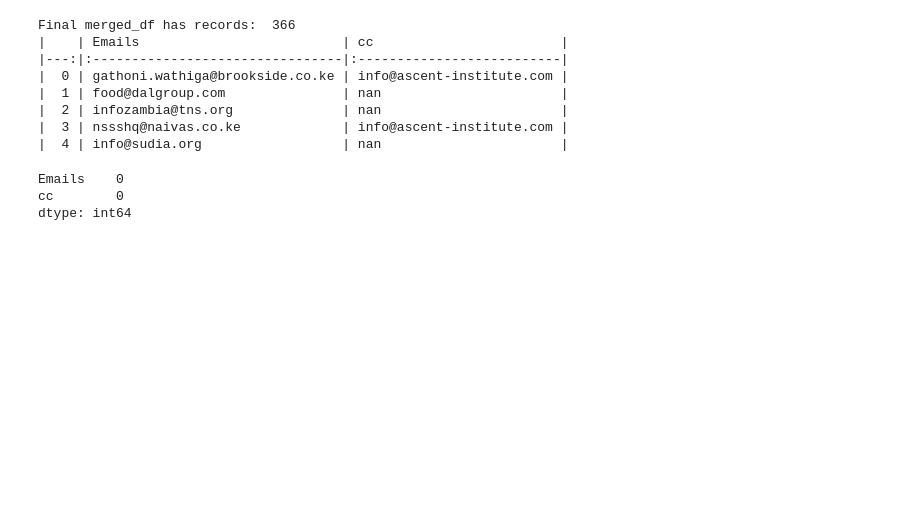
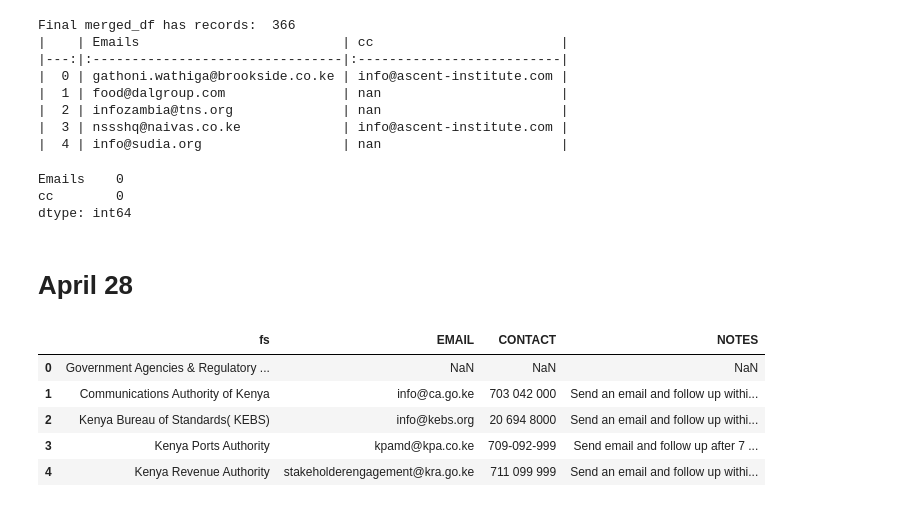
Before and after one commit to IainMosima/bulk-email-sender, a Jupyter notebook: analysis.ipynb, the cells around one changed output. Drawn from its saved outputs; the diff is of its cells as text; code cells hidden in the pictures; blank space fills up the shorter version.

```diff
--- a/analysis.ipynb
+++ b/analysis.ipynb
@@ -577,3 +577,15 @@ cc        0
 dtype: int64
 # %%
 df_final.to_csv('emails-final.csv', index=False)
+# %% [markdown]
+# April 28
+# %%
+df_lead_april_28 = pd.read_excel("emails/april/april-28/LEADS LIST.xlsx")
+df_lead_april_28.head()
+# %% [output]
+|  | fs | EMAIL | CONTACT | NOTES |
+| 0 | Government Agencies & Regulatory ... | NaN | NaN | NaN |
+| 1 | Communications Authority of Kenya | info@ca.go.ke | 703 042 000 | Send an email and follow up withi... |
+| 2 | Kenya Bureau of Standards( KEBS) | info@kebs.org | 20 694 8000 | Send an email and follow up withi... |
+| 3 | Kenya Ports Authority | kpamd@kpa.co.ke | 709-092-999 | Send email and follow up after 7 ... |
+| 4 | Kenya Revenue Authority | stakeholderengagement@kra.go.ke | 711 099 999 | Send an email and follow up withi... |
```
Also changed, not shown: parts of 7 cells of this notebook, 12 other files.
